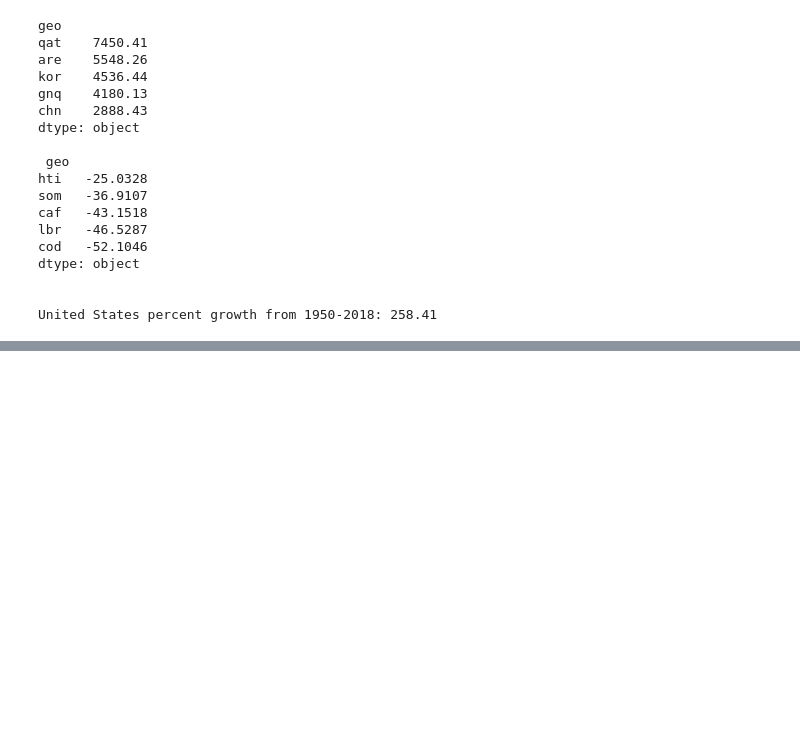
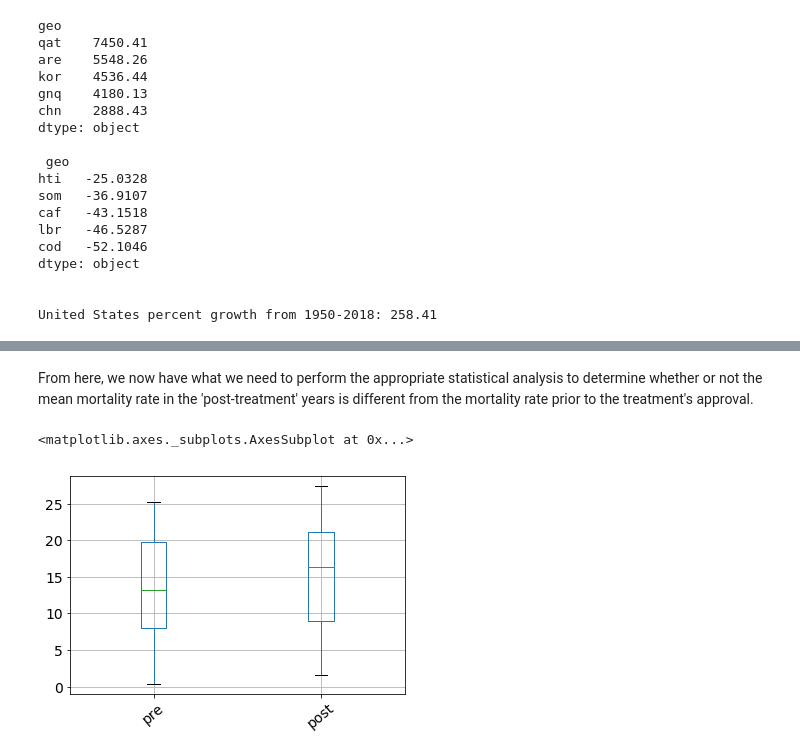
Before and after one commit to njcaminiti/gapminder--systema_globalis, a Jupyter notebook: Investigate_a_Dataset.ipynb, the cells around one changed output, grey strips where cells are left out. Cells and saved outputs as stored; diff of their text form; code cells hidden in the pictures; blank space fills up the shorter version.

Commit message:
feat: cancer analysis

```diff
--- a/Investigate_a_Dataset.ipynb
+++ b/Investigate_a_Dataset.ipynb
@@ -360,0 +351,9 @@ call(['python', '-m', 'nbconvert', 'Investigate_a_Dataset.ipynb'])
+# %%
+# First, we filter out our target indicator and then drop the years in which all values are missing.
+# (countries with no data will be dropped as a result of the filter operation itself)
+# This will allow us to see how much data is available on this particular indicator.
+bcancer = master.filter(regex='breast_cancer.deaths', axis=0).dropna(how='all', axis=1)
+bcancer.index = bcancer.index.droplevel(1)
+print(bcancer.shape)
+print(bcancer.columns)
+print(bcancer.T.notna().sum().describe())
@@ -360,0 +379,4 @@ call(['python', '-m', 'nbconvert', 'Investigate_a_Dataset.ipynb'])
+# %%
+bcancer = bcancer[bcancer.T.notna().sum() > 1]
+print(bcancer.shape)
+print(bcancer.T.notna().sum().describe())
@@ -360,0 +405,3 @@ call(['python', '-m', 'nbconvert', 'Investigate_a_Dataset.ipynb'])
+# %%
+bcancer = bcancer[bcancer.T.loc[:1977].notna().sum() > 1]
+bcancer.shape
@@ -360,0 +412,9 @@ call(['python', '-m', 'nbconvert', 'Investigate_a_Dataset.ipynb'])
+# %%
+# Create group labels
+bcancer = bcancer.T.astype(float)
+bcancer.loc[:1978, 'drug'] = 'pre'
+bcancer.loc[1978:, 'drug'] = 'post'
+
+# take a look at the means by group to see if our operations worked
+allstats = bcancer.groupby('drug').mean()
+allstats.unstack().head(10)
@@ -360,0 +434,7 @@ call(['python', '-m', 'nbconvert', 'Investigate_a_Dataset.ipynb'])
+# %% [markdown]
+From here, we now have what we need to perform the appropriate statistical analysis to determine whether or not the mean mortality rate in the 'post-treatment' years is different from the mortality rate prior to the treatment's approval.
+# %%
+allstats.T[['pre', 'post']].boxplot(rot=40, fontsize=14)
+# %% [output]
+<matplotlib.axes._subplots.AxesSubplot at 0x...>
+[figure, added]
```
Also changed, not shown: parts of 25 cells of this notebook, 1 other file.
